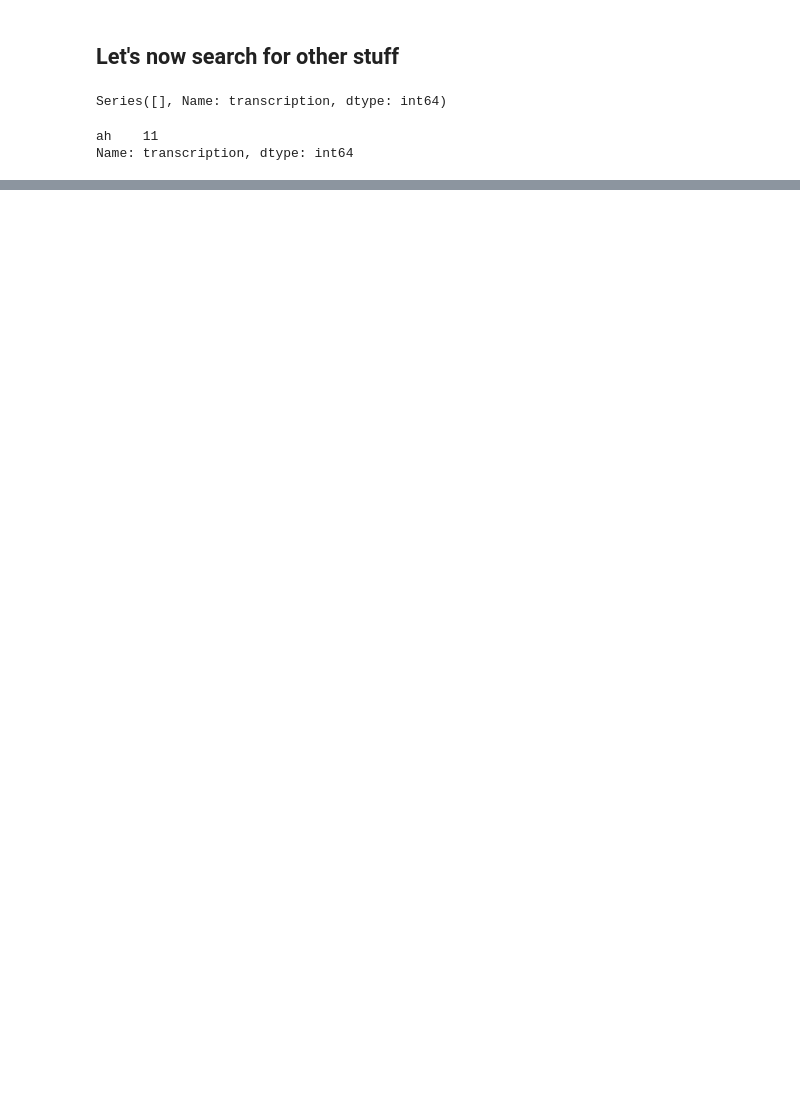
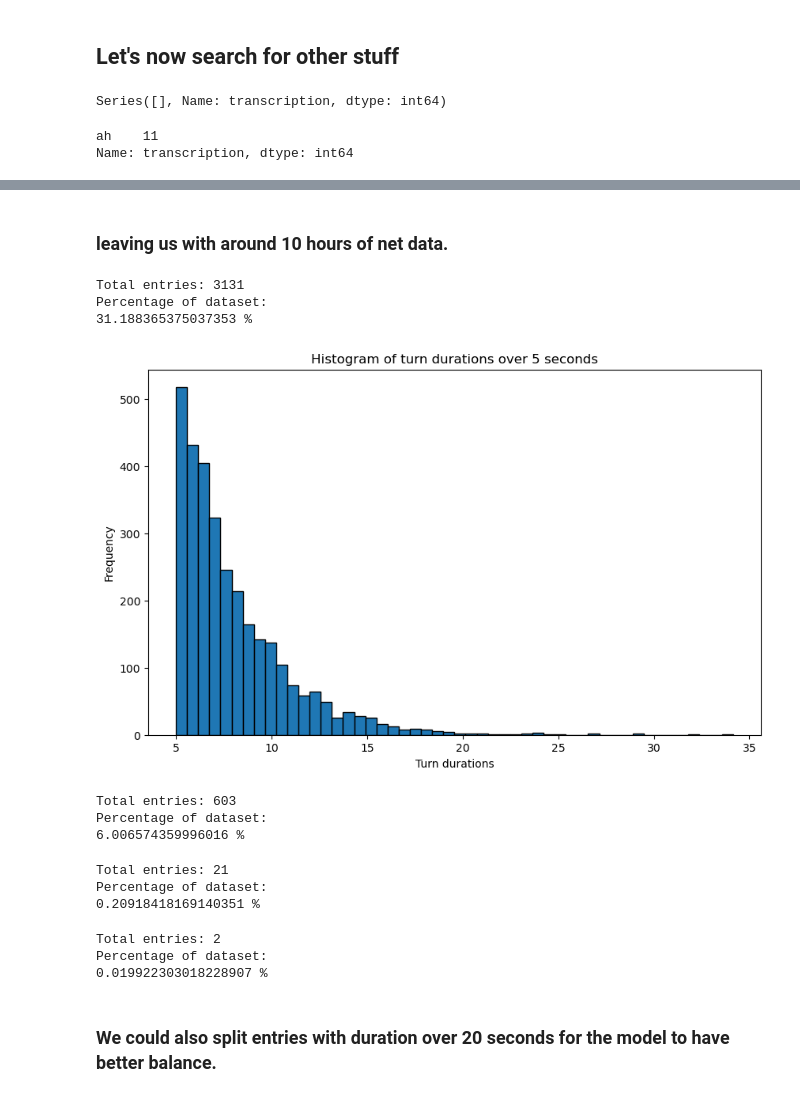
Before and after one commit to nicoloddo/PSYCHE, a Jupyter notebook: Preprocessing/Exploration notebooks/explore_iemocap.ipynb, the cells around one changed output, grey strips where cells are left out. Cells and saved outputs as stored; diff of their text form; code cells hidden in the pictures; blank space fills up the shorter version.

```diff
--- a/Preprocessing/Exploration notebooks/explore_iemocap.ipynb
+++ b/Preprocessing/Exploration notebooks/explore_iemocap.ipynb
@@ -268,0 +475,17 @@ Name: transcription, dtype: int64
+# %% [markdown]
+### leaving us with around 10 hours of net data.
+# %%
+over5 = content.loc[content['turn_duration'] > 5]
+subset_minduration_stats(content, 5)
+
+plt.figure(figsize=(10,6))
+plt.hist(over5['turn_duration'], bins=50, edgecolor='black')
+plt.title('Histogram of turn durations over 5 seconds')
+plt.xlabel('Turn durations')
+plt.ylabel('Frequency')
+plt.show()
+# %% [output]
+Total entries: 3131
+Percentage of dataset:
+31.188365375037353 %
+[figure, added]
@@ -268,0 +498,20 @@ Name: transcription, dtype: int64
+# %%
+subset_minduration_stats(content, 10)
+# %% [output]
+Total entries: 603
+Percentage of dataset:
+6.006574359996016 %
+# %%
+subset_minduration_stats(content, 20)
+# %% [output]
+Total entries: 21
+Percentage of dataset:
+0.20918418169140351 %
+# %%
+subset_minduration_stats(content, 30)
+# %% [output]
+Total entries: 2
+Percentage of dataset:
+0.019922303018228907 %
+# %% [markdown]
+### We could also split entries with duration over 20 seconds for the model to have better balance.
```
Also changed, not shown: parts of 31 cells of this notebook, 4 other files.
